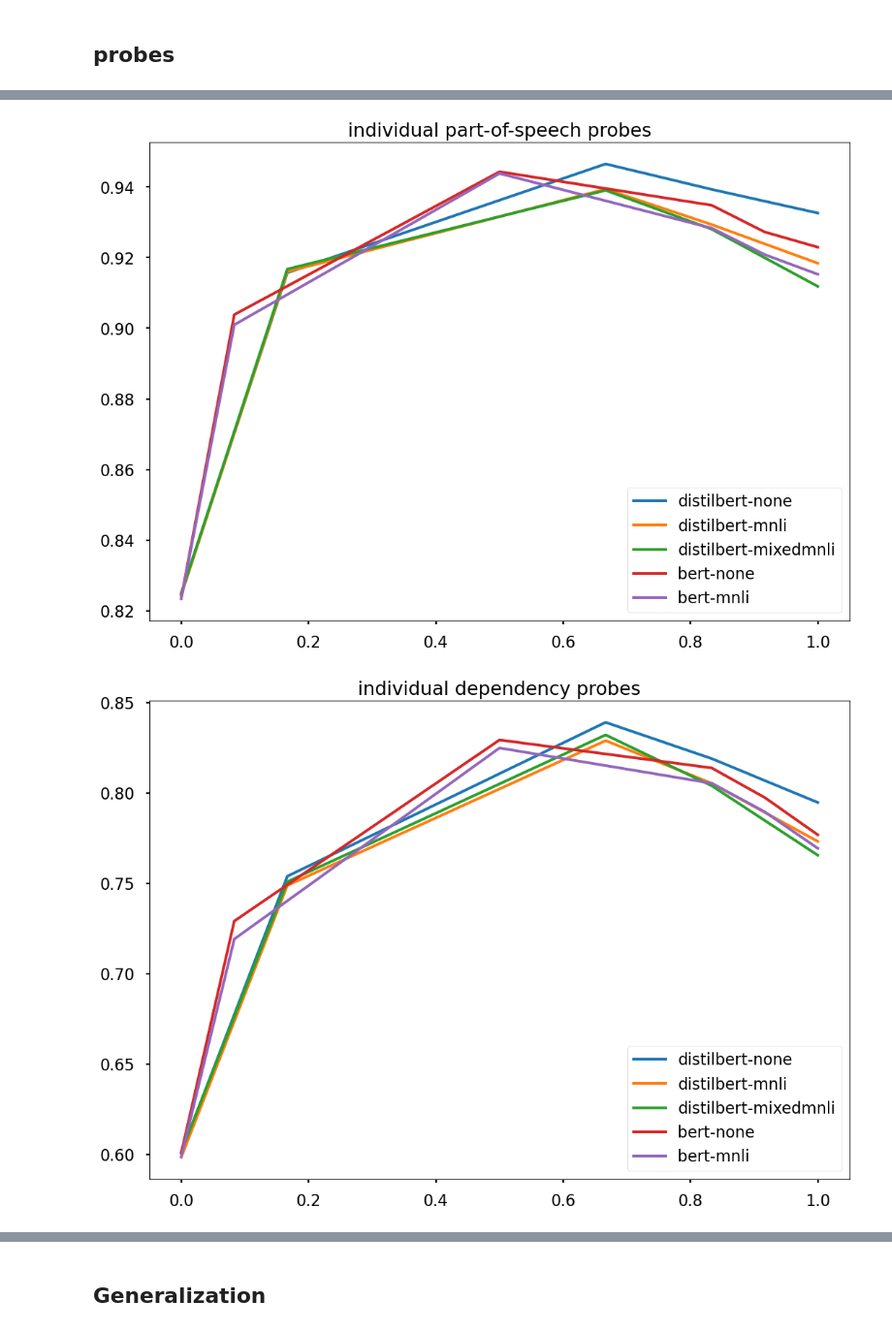
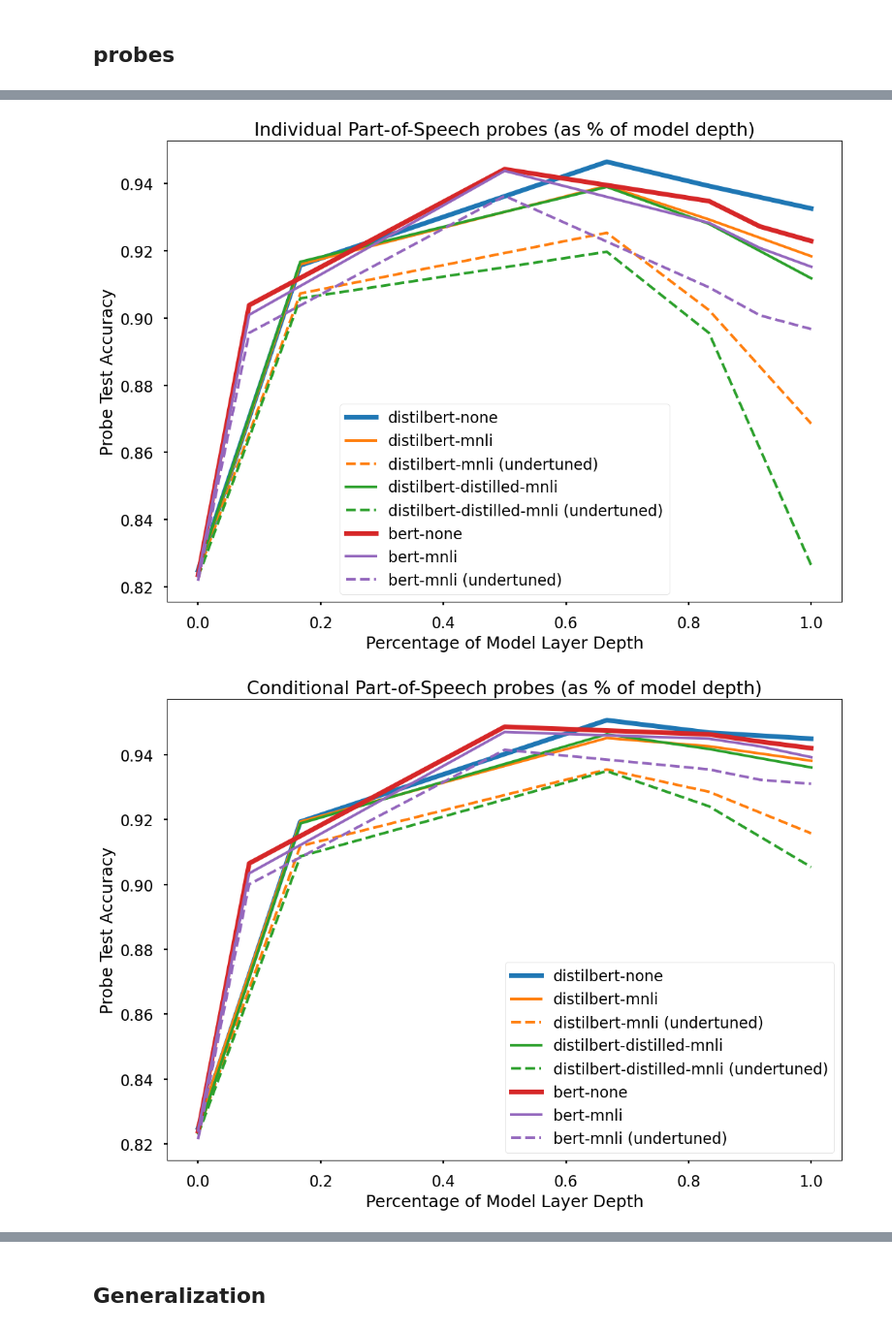
Before and after one commit to zy-f/nlp-distill-probing, a Jupyter notebook: visualization.ipynb, the cells around one changed output, grey strips where cells are left out. Shown at 97% size. Cells and saved outputs as stored; diff of their text form; code cells hidden in the pictures.

```diff
--- a/visualization.ipynb
+++ b/visualization.ipynb
@@ -44,9 +38,9 @@ for t in ['pos', 'dep', 'ner']:
 # %%
 df = pd.read_csv('data/probe_outputs.csv')
-for t in ['pos', 'dep']:
-    for ptype in ['indiv']:
+for t in ['pos', 'dep', 'ner']:
+    for ptype in ['indiv', 'cond']:
         fig, ax = plt.subplots(1)
-        for model in ['distilbert','bert']:
+        for model in ['distilbert', 'bert']:
             layers = b_layers if model == 'bert' else db_layers
             layer_names = [f'layer{i}' for i in layers]
             tune_types = ['none', 'mnli']
@@ -58,8 +52,39 @@ for t in ['pos', 'dep']:
                 data_slice = subdf[subdf['m_finetune'] == tt][layer_names]
                 layer_pcts = [l / max(layers) for l in layers]
                 ax.plot(layer_pcts, data_slice.values.flatten(), label=f'{model}-{tt}')
-            ax.legend()
-            fig.show()
+        ax.legend()
+        plt.show()
-# %% [output]
-[figure, removed]
-[figure, removed]
+# %%
+df = pd.read_csv('data/probe_outputs.csv')
+df_old = pd.read_csv('data/probe_outputs_old.csv')
+for t in ['pos', 'dep', 'ner']:
+    for ptype in ['indiv', 'cond']:
+        fig, ax = plt.subplots(1)
+        i = 0
+        for model in ['distilbert', 'bert']:
+            layers = b_layers if model == 'bert' else db_layers
+            layer_names = [f'layer{i}' for i in layers]
+            tune_types = ['none', 'mnli']
+            if model == 'distilbert':
+                tune_types += ['mixedmnli']
+            subdf = df[(df['m_arch'] == model) & (df['p_type'] == ptype) & (df['p_task'] == t)]
+            subdf_old = df_old[(df_old['m_arch'] == model) & (df_old['p_type'] == ptype) & (df_old['p_task'] == t)]
+            ax.set_title(f"{full_words[ptype]} {full_words[t]} probes (as % of model depth)")
+            ax.set_xlabel('Percentage of Model Layer Depth')
+            ax.set_ylabel('Probe Test Accuracy')
+            for tt in tune_types:
+                data_ = subdf[subdf['m_finetune'] == tt][layer_names]
+                data_old_ = subdf_old[subdf_old['m_finetune'] == tt][layer_names]
+                layer_pcts = [l / max(layers) for l in layers]
+                tt = tt.replace('mixedmnli', 'distilled-mnli')
+                if tt == 'none':
+                    ax.plot(layer_pcts, data_.values.flatten(), label=f'{model}-{tt}', color=COLORS[i], linewidth=5)
+                else:
+                    ax.plot(layer_pcts, data_.values.flatten(), label=f'{model}-{tt}', color=COLORS[i])
+                    ax.plot(layer_pcts, data_old_.values.flatten(), label=f'{model}-{tt} (undertuned)', color=COLORS[i], linestyle='dashed')
+                i += 1
+        ax.legend()
+        plt.show()
+# %% [output]
+[figure, added]
+[figure, added]
```
Also changed, not shown: parts of 9 cells of this notebook.
